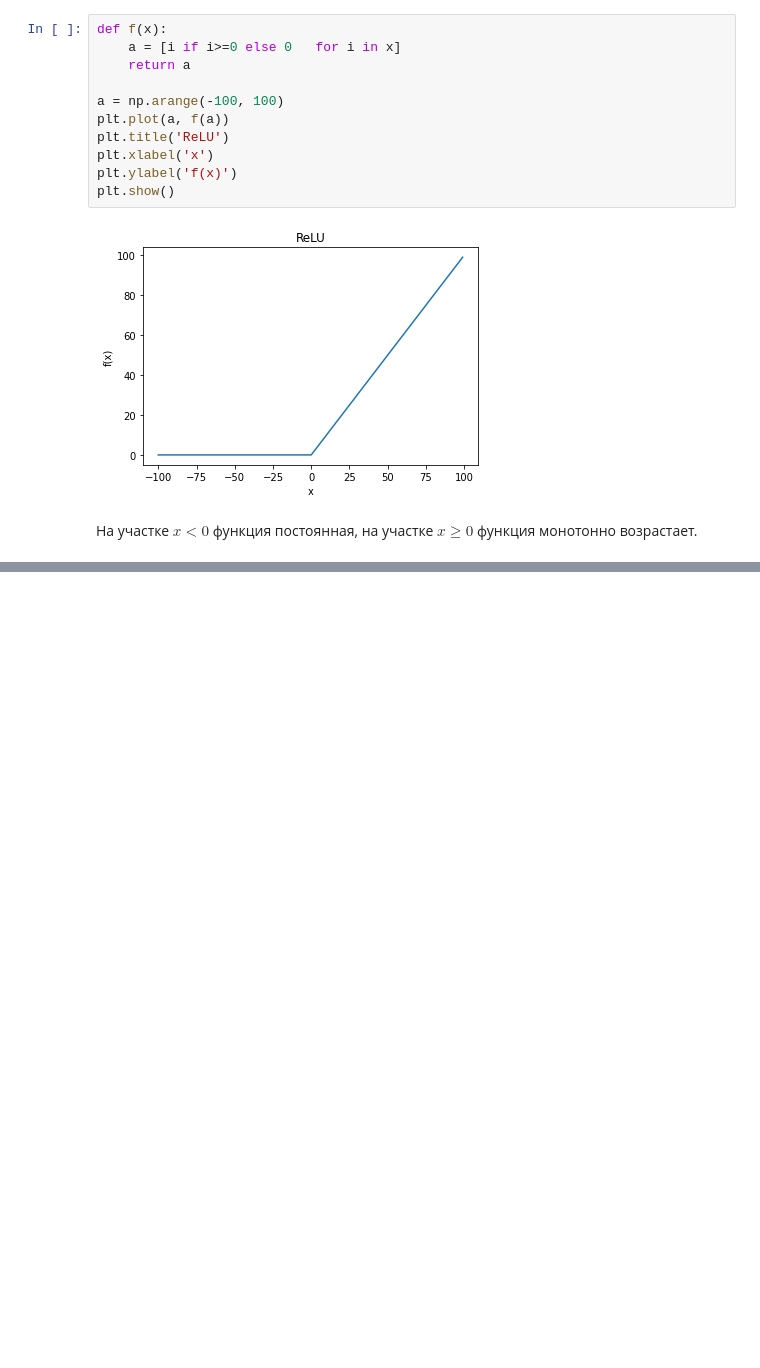
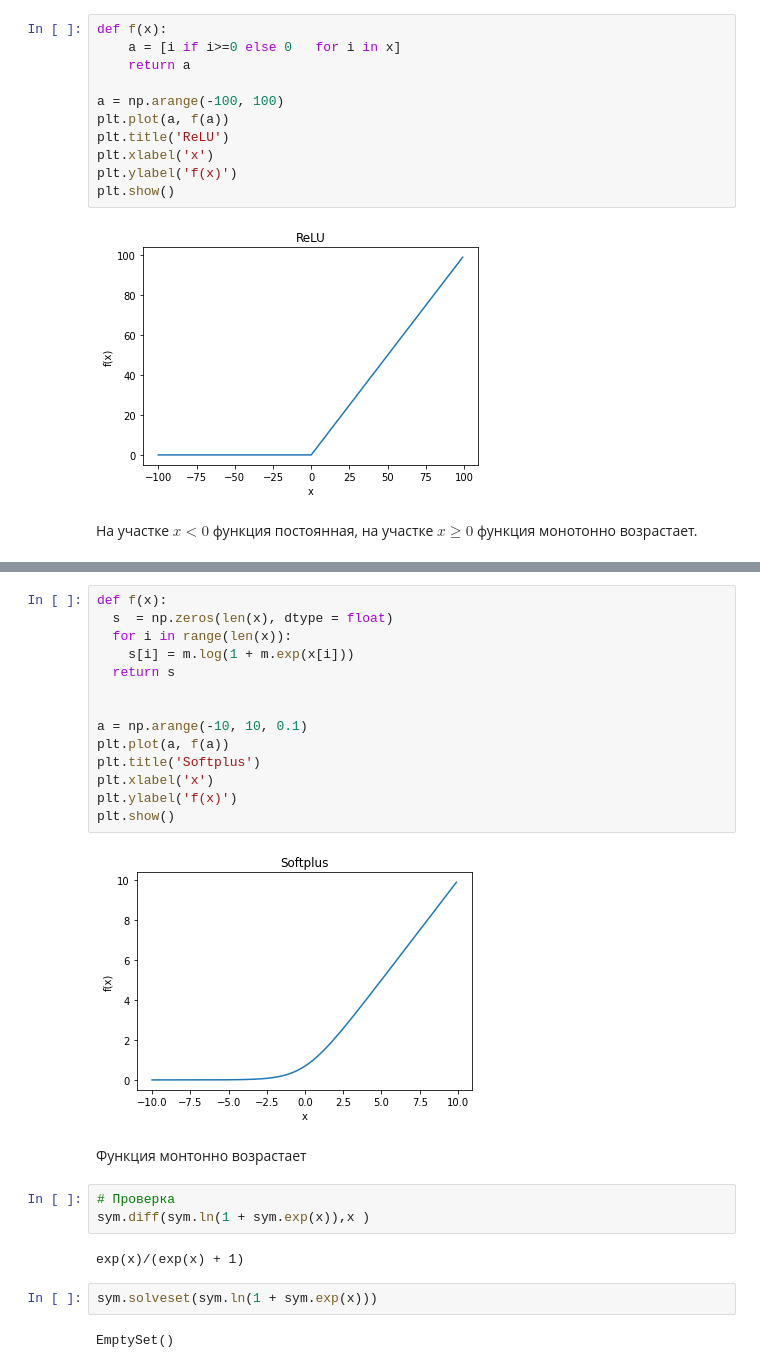
Before and after one commit to alexmal2804/hwds, a Jupyter notebook: Копия_блокнота_"HW_8_lesson_ipynb".ipynb, the cells around one changed output, grey strips where cells are left out. Drawn from its saved outputs; the diff is of its cells as text; blank space fills up the shorter version.

```diff
--- a/Копия_блокнота_"HW_8_lesson_ipynb".ipynb
+++ b/Копия_блокнота_"HW_8_lesson_ipynb".ipynb
@@ -521,0 +528,27 @@ $f^{'}(x)=\ln^{'} \left(1+e^{x}\right) = $
+# %%
+def f(x):
+  s  = np.zeros(len(x), dtype = float)
+  for i in range(len(x)):
+    s[i] = m.log(1 + m.exp(x[i]))
+  return s
+
+
+a = np.arange(-10, 10, 0.1)
+plt.plot(a, f(a))
+plt.title('Softplus')
+plt.xlabel('x')
+plt.ylabel('f(x)')
+plt.show()
+# %% [output]
+[figure, added]
+# %% [markdown]
+Функция монтонно возрастает
+# %%
+# Проверка
+sym.diff(sym.ln(1 + sym.exp(x)),x )
+# %% [output]
+exp(x)/(exp(x) + 1)
+# %%
+sym.solveset(sym.ln(1 + sym.exp(x)))
+# %% [output]
+EmptySet()
```
Also changed, not shown: parts of 4 cells of this notebook.
